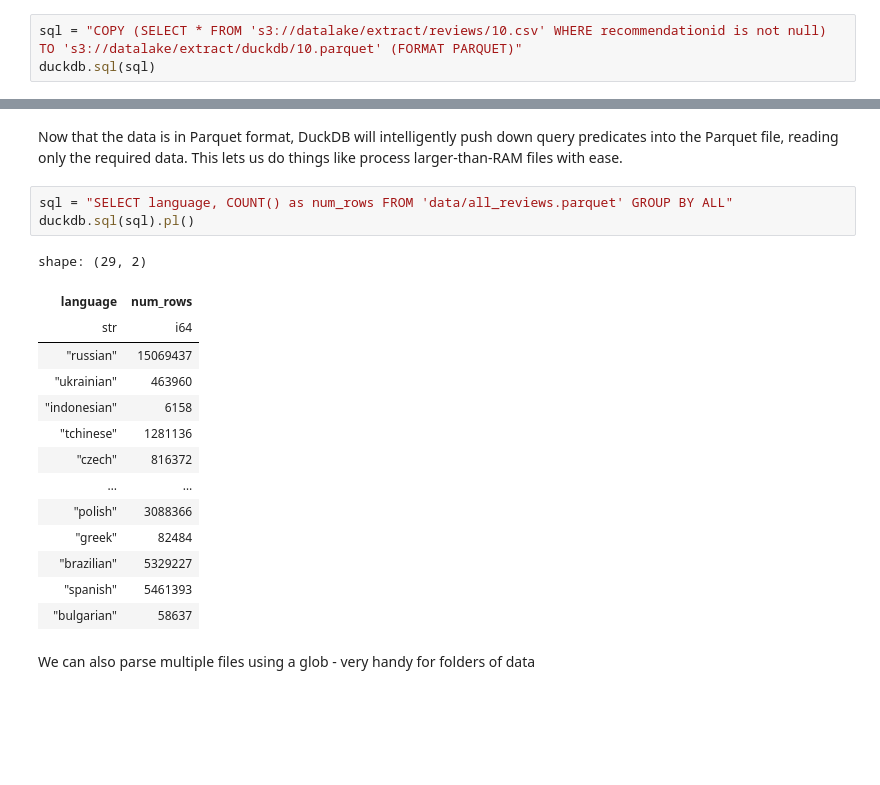
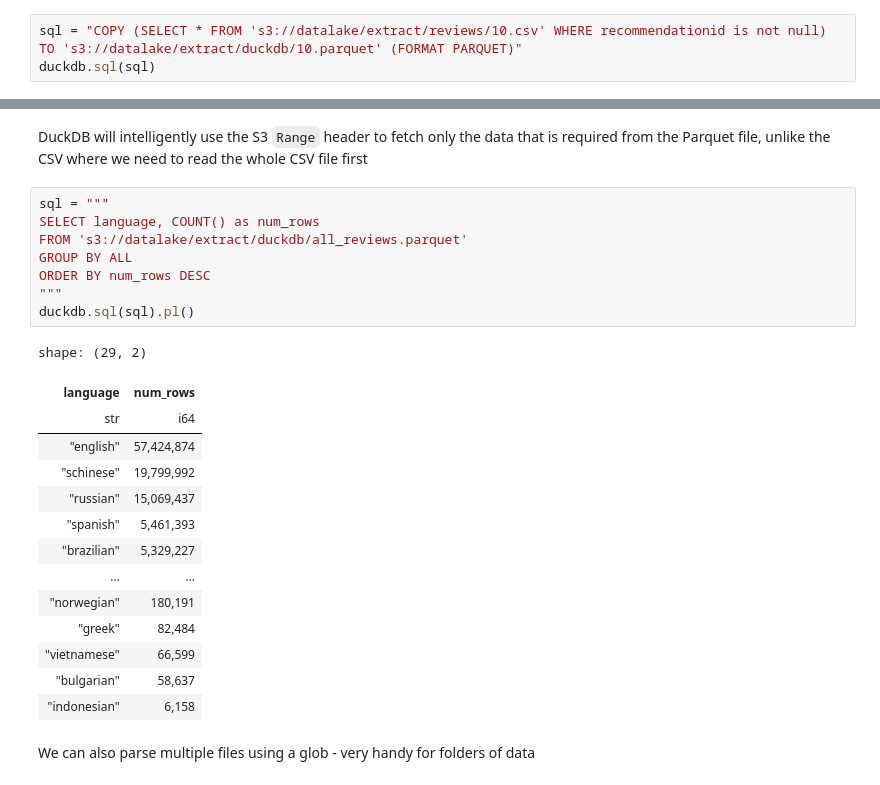
Before and after one commit to andersbogsnes/pydata_iceberg_demo, a Jupyter notebook: notebooks/BONUS Duckdb.ipynb, the cells around one changed output, grey strips where cells are left out. Drawn from its saved outputs; the diff is of its cells as text; blank space fills up the shorter version.

```diff
--- a/notebooks/BONUS Duckdb.ipynb
+++ b/notebooks/BONUS Duckdb.ipynb
@@ -156,25 +162,30 @@ shape: (29, 2)
 | "vietnamese" | 50 |
 | "indonesian" | 5 |
 # %% [markdown]
-Now that the data is in Parquet format, DuckDB will intelligently push down query predicates into the Parquet file, reading only the required data. This lets us do things like process larger-than-RAM files with ease.
+DuckDB will intelligently use the S3 `Range` header to fetch only the data that is required from the Parquet file, unlike the CSV where we need to read the whole CSV file first
 # %%
-sql = "SELECT language, COUNT() as num_rows FROM 'data/all_reviews.parquet' GROUP BY ALL"
+sql = """
+SELECT language, COUNT() as num_rows
+FROM 's3://datalake/extract/duckdb/all_reviews.parquet'
+GROUP BY ALL
+ORDER BY num_rows DESC
+"""
 duckdb.sql(sql).pl()
 # %% [output]
 shape: (29, 2)
 | language | num_rows |
 | str | i64 |
-| "russian" | 15069437 |
-| "ukrainian" | 463960 |
-| "indonesian" | 6158 |
-| "tchinese" | 1281136 |
-| "czech" | 816372 |
+| "english" | 57,424,874 |
+| "schinese" | 19,799,992 |
+| "russian" | 15,069,437 |
+| "spanish" | 5,461,393 |
+| "brazilian" | 5,329,227 |
 | … | … |
-| "polish" | 3088366 |
-| "greek" | 82484 |
-| "brazilian" | 5329227 |
-| "spanish" | 5461393 |
-| "bulgarian" | 58637 |
+| "norwegian" | 180,191 |
+| "greek" | 82,484 |
+| "vietnamese" | 66,599 |
+| "bulgarian" | 58,637 |
+| "indonesian" | 6,158 |
 # %% [markdown]
 We can also parse multiple files using a glob - very handy for folders of data
 # %%
```
Also changed, not shown: parts of 24 cells of this notebook, 7 other files.
